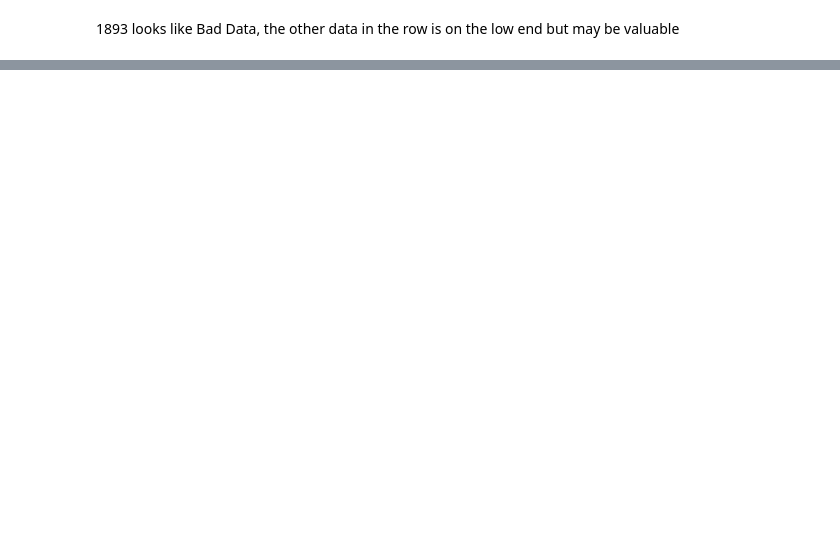
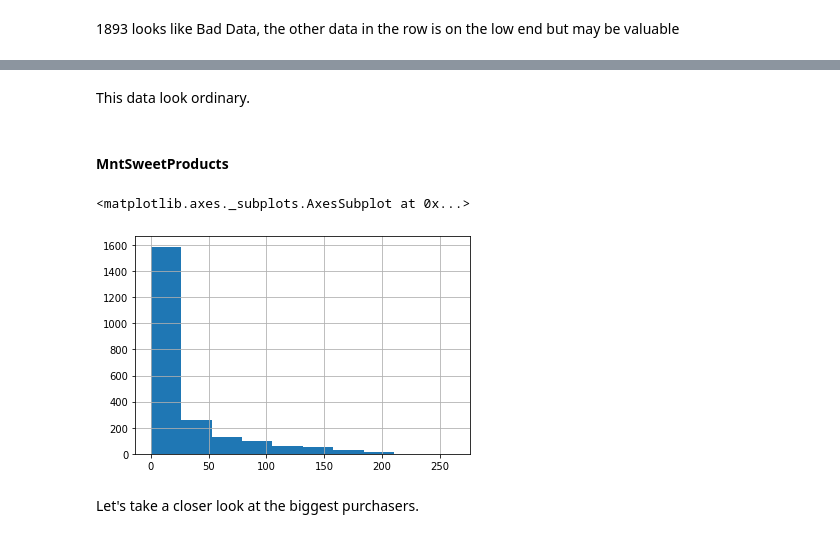
Before and after one commit to merb92/marketing-analytics-xyz, a Jupyter notebook: notebooks/01-eda.ipynb, the cells around one changed output, grey strips where cells are left out. Saved outputs shown, nothing was run; the diff lists cells and outputs as text; code cells hidden in the pictures; blank space fills up the shorter version.

```diff
--- a/notebooks/01-eda.ipynb
+++ b/notebooks/01-eda.ipynb
@@ -210,0 +316,11 @@ df[df.Year_Birth == 1893]
+# %% [markdown]
+This data look ordinary.
+# %% [markdown]
+#### MntSweetProducts
+# %%
+df.MntSweetProducts.hist()
+# %% [output]
+<matplotlib.axes._subplots.AxesSubplot at 0x...>
+[figure, added]
+# %% [markdown]
+Let's take a closer look at the biggest purchasers.
```
Also changed, not shown: parts of 86 cells of this notebook.
